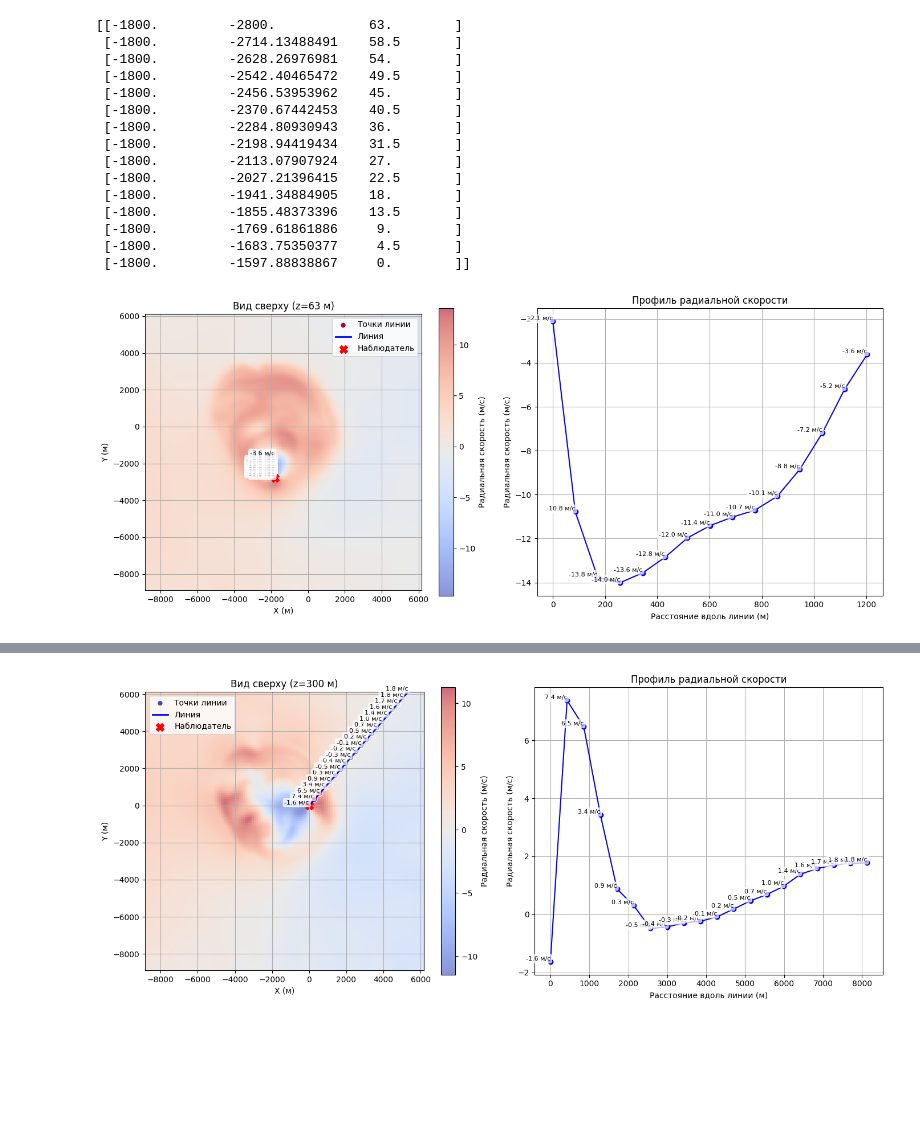
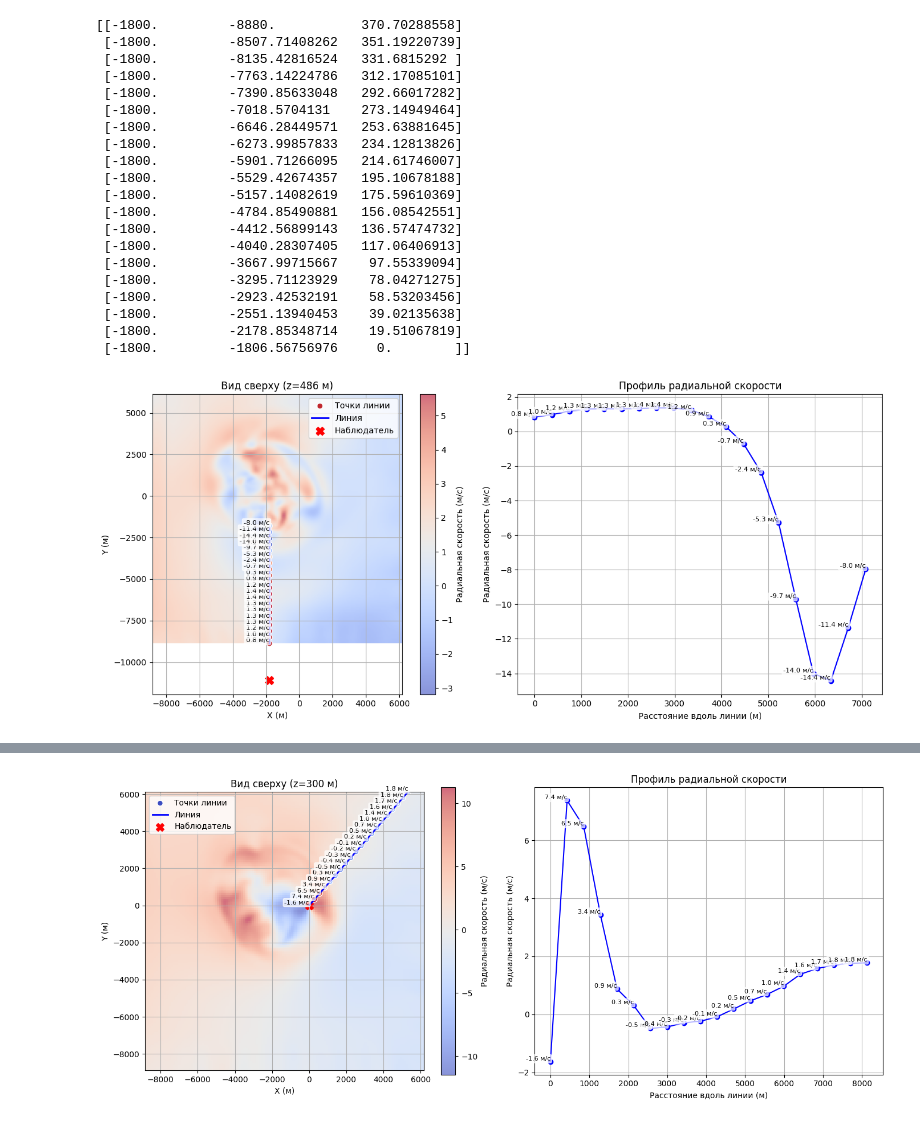
Before and after one commit to DmitryZSer/Meteo_RLS, a Jupyter notebook: calculations/Radial_velocity_report.ipynb, the cells around one changed output, grey strips where cells are left out. Saved outputs shown, nothing was run; the diff lists cells and outputs as text; code cells hidden in the pictures; blank space fills up the shorter version.

```diff
--- a/calculations/Radial_velocity_report.ipynb
+++ b/calculations/Radial_velocity_report.ipynb
@@ -277,11 +274,11 @@ z = origin[2] + np.arange(iz) * dz
 X, Y, Z = np.meshgrid(x, y, z, indexing='ij')
 
 # Расчет радиальной скорости
-x0, y0, z0 =  -6800, 0, 0# Точка наблюдателя
+x0, y0, z0 =  -4800, 0, 0# Точка наблюдателя
 # Параметры линии
 azimuth_deg = 0 # Горизонтальный угол
-elevation_deg = 3  # Вертикальный угол
-num_points = 15    # Количество точек
+elevation_deg = 5.73  # Вертикальный угол
+num_points = 40    # Количество точек
 
 
 
@@ -379,12 +380,12 @@ z = origin[2] + np.arange(iz) * dz
 X, Y, Z = np.meshgrid(x, y, z, indexing='ij')
 
 # Расчет радиальной скорости
-x0, y0, z0 =  -900, 0, 63 # Точка наблюдателя
-#x0, y0, z0 =  -8541, 0, 463 # Точка наблюдателя
+# x0, y0, z0 =  -900, 0, 63 # Точка наблюдателя
+x0, y0, z0 =  -6996, 0, 382 # Точка наблюдателя
 # Параметры линии
 azimuth_deg = 0 # Горизонтальный угол
 elevation_deg = -3  # Вертикальный угол
-num_points = 20    # Количество точек
+num_points = 200    # Количество точек
 
 
 
@@ -454,12 +455,12 @@ first_y = points[0, 1]
 first_z = points[0, 2]
 
 new_data = []
-for i in range(1, 90):
+for i in range(1, 100):
     new_x = first_x + i * dx
     new_y = first_y
     new_z = first_z + i * dy
     new_data.append([new_x, new_y, new_z])
 
 new_data = np.array(new_data)
-print(new_data)
+# print(new_data)
 # %% [output]
@@ -528,11 +511,13 @@ z = origin[2] + np.arange(iz) * dz
 X, Y, Z = np.meshgrid(x, y, z, indexing='ij')
 
 # Расчет радиальной скорости
-x0, y0, z0 =  -1800, -2800, 63# Точка наблюдателя
+# x0, y0, z0 =  -1800, -1900, 63# Точка наблюдателя
+x0, y0, z0 =  -1800, -11080, 486#  [ -8980.17667522      0.            485.98629327]
+
 # Параметры линии
 azimuth_deg = 90 # Горизонтальный угол
 elevation_deg = -3  # Вертикальный угол
-num_points = 15    # Количество точек
+num_points = 20    # Количество точек
 
 
 
@@ -565,47 +550,52 @@ t_start, t_end = find_intersection(matrix_shape,
                                   (origin_line - origin)/np.array([dx, dy, dz]),
                                   direction_normalized)
 
 t_values = np.linspace(t_start, t_end, num_points)
 points = origin_line + direction * t_values[:, np.newaxis]
 
 values = []
 for point in points:
     x_idx = (point[0] - origin[0]) / dx
     y_idx = (point[1] - origin[1]) / dy
     z_idx = (point[2] - origin[2]) / dz
     values.append(trilinear_interpolation(V_radial, x_idx, y_idx, z_idx))
 
 print(points)
 # print(values)
 # print(ix)
 # istance = [0.0]
 distance = [0.0]  # Начальное расстояние 0 метров
 
 for i in range(1, len(points)):
     dx = points[i][0] - points[i-1][0]
     dy = points[i][1] - points[i-1][1]
     dz = points[i][2] - points[i-1][2]
     segment = np.sqrt(dx**2 + dy**2 + dz**2)
     distance.append(distance[-1] + segment)  #
 
 distance = np.array(distance)
 
 plot_line_results(V_radial, z0, x, y, z, points, values, distance, observer_position=(x0, y0))
 # %% [output]
-[[-1800.         -2800.            63.        ]
- [-1800.         -2714.13488491    58.5       ]
- [-1800.         -2628.26976981    54.        ]
- [-1800.         -2542.40465472    49.5       ]
- [-1800.         -2456.53953962    45.        ]
- [-1800.         -2370.67442453    40.5       ]
- [-1800.         -2284.80930943    36.        ]
- [-1800.         -2198.94419434    31.5       ]
- [-1800.         -2113.07907924    27.        ]
- [-1800.         -2027.21396415    22.5       ]
- [-1800.         -1941.34884905    18.        ]
- [-1800.         -1855.48373396    13.5       ]
- [-1800.         -1769.61861886     9.        ]
- [-1800.         -1683.75350377     4.5       ]
- [-1800.         -1597.88838867     0.        ]]
+[[-1800.         -8880.           370.70288558]
+ [-1800.         -8507.71408262   351.19220739]
+ [-1800.         -8135.42816524   331.6815292 ]
+ [-1800.         -7763.14224786   312.17085101]
+ [-1800.         -7390.85633048   292.66017282]
+ [-1800.         -7018.5704131    273.14949464]
+ [-1800.         -6646.28449571   253.63881645]
+ [-1800.         -6273.99857833   234.12813826]
+ [-1800.         -5901.71266095   214.61746007]
+ [-1800.         -5529.42674357   195.10678188]
+ [-1800.         -5157.14082619   175.59610369]
+ [-1800.         -4784.85490881   156.08542551]
+ [-1800.         -4412.56899143   136.57474732]
+ [-1800.         -4040.28307405   117.06406913]
+ [-1800.         -3667.99715667    97.55339094]
+ [-1800.         -3295.71123929    78.04271275]
+ [-1800.         -2923.42532191    58.53203456]
+ [-1800.         -2551.13940453    39.02135638]
+ [-1800.         -2178.85348714    19.51067819]
+ [-1800.         -1806.56756976     0.        ]]
-[figure, old version]
+[figure, new version]
 # %% [markdown]
```
Also changed, not shown: parts of 8 cells of this notebook, 2 other files.
